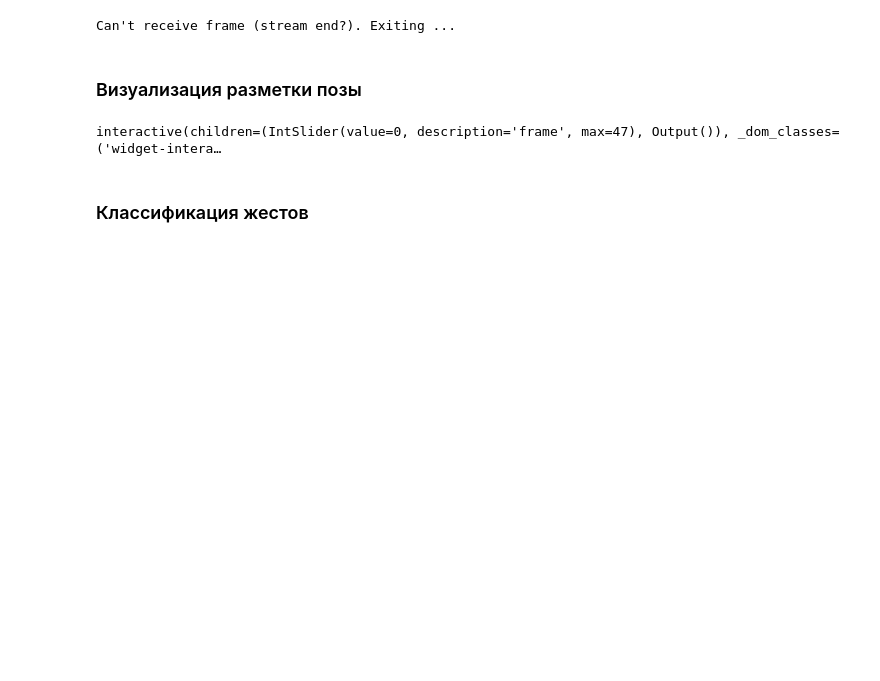
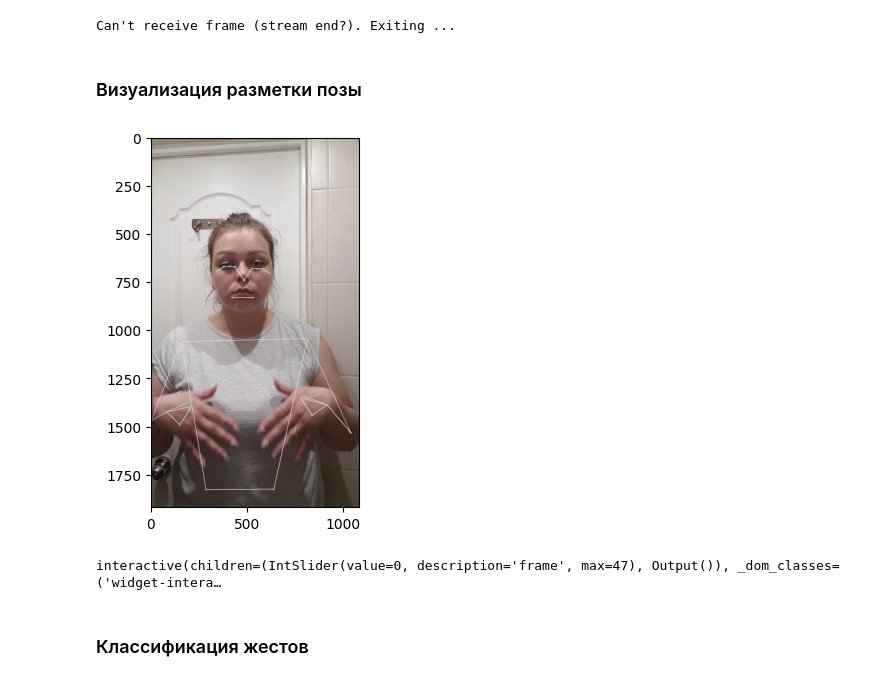
Before and after one commit to utnasun/hse-2023-slr, a Jupyter notebook: notebooks/models.ipynb, the cells around one changed output. Saved outputs shown, nothing was run; the diff lists cells and outputs as text; code cells hidden in the pictures; blank space fills up the shorter version.

```diff
--- a/notebooks/models.ipynb
+++ b/notebooks/models.ipynb
@@ -178,6 +182,10 @@ def show_pose_landmarks(frame=0):
             ),
             cv.COLOR_BGR2RGB)
     )
+# %%
+show_pose_landmarks(0)
+# %% [output]
+[figure, added]
 # %%
 widgets.interact(
     show_pose_landmarks,
```
Also changed, not shown: parts of 1 cell of this notebook.
